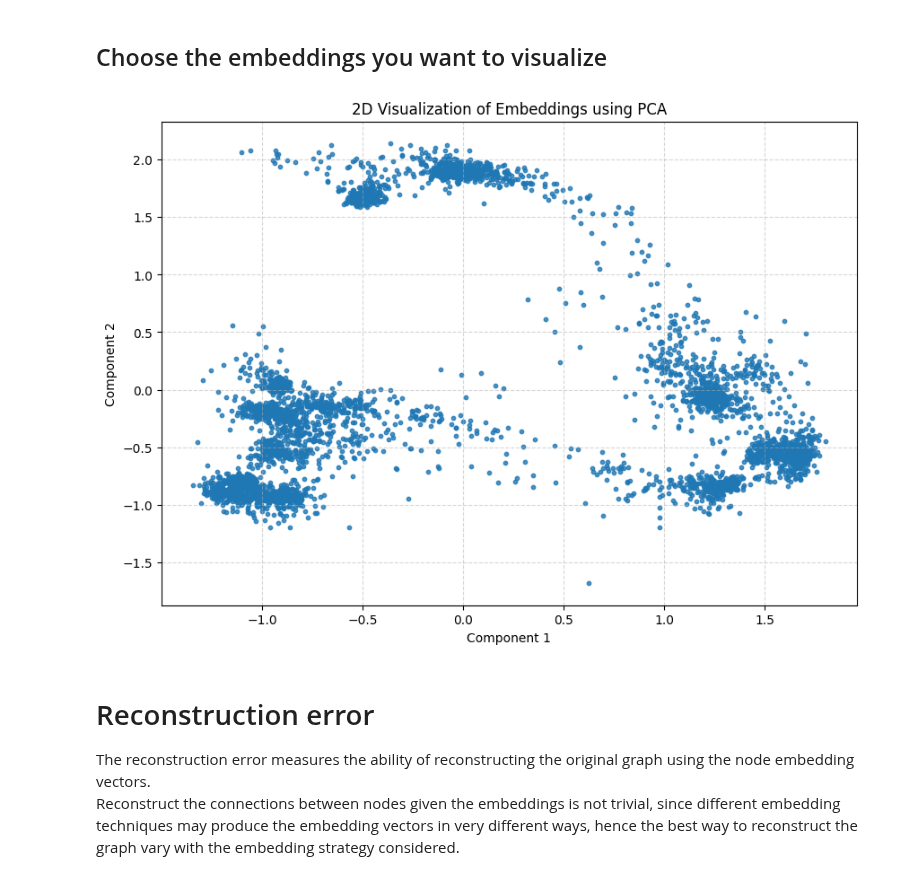
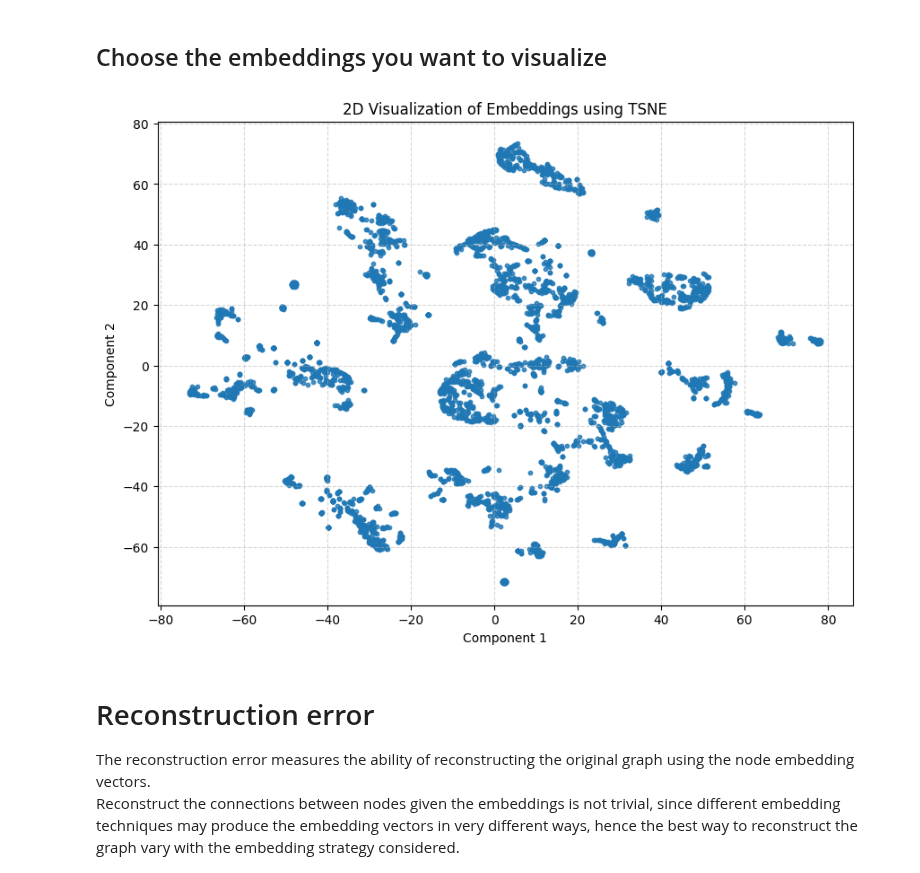
Before and after one commit to PietroVolpato/lfn_project, a Jupyter notebook: src/LFN_project_metrics.ipynb, the cells around one changed output. Cells and saved outputs as stored; diff of their text form; code cells hidden in the pictures.

```diff
--- a/src/LFN_project_metrics.ipynb
+++ b/src/LFN_project_metrics.ipynb
@@ -262,19 +262,19 @@ def visualize_embeddings(embeddings, labels=None, method="tsne", random_state=69
 # %%
 # CHOOSE
 graph_key = "facebook"
-embedding_key = "node2vec"
-mathod = "pca"
+embedding_key = "AW"
+mathod = "tsne"
 
 lab = None
 if graph_key in ["proteins","spam"]:
     # sort the labels in a list to visualize node classes colors
     lab = []
     for i in range(len(labels[graph_key])):
         lab.append(labels[graph_key][i])
 
 visualize_embeddings(embeddings[graph_key][embedding_key], lab, method = mathod)
 # %% [output]
-[figure, old version]
+[figure, new version]
 # %% [markdown]
 # Reconstruction error
 The reconstruction error measures the ability of reconstructing the original graph using the node embedding vectors.<br>
```
Also changed, not shown: parts of 6 cells of this notebook, 29 other files.
